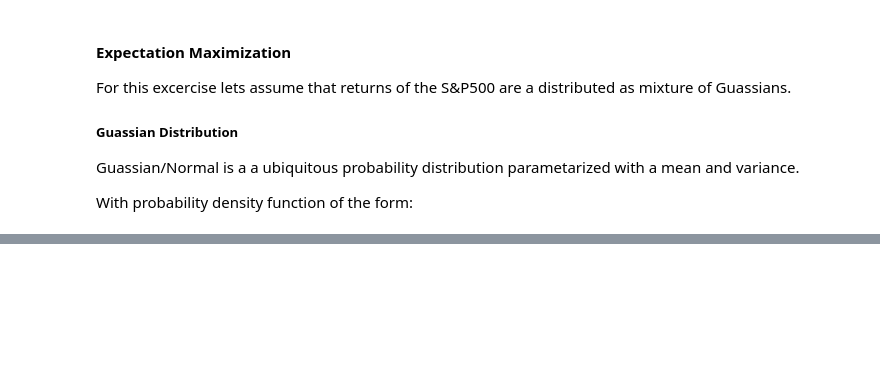
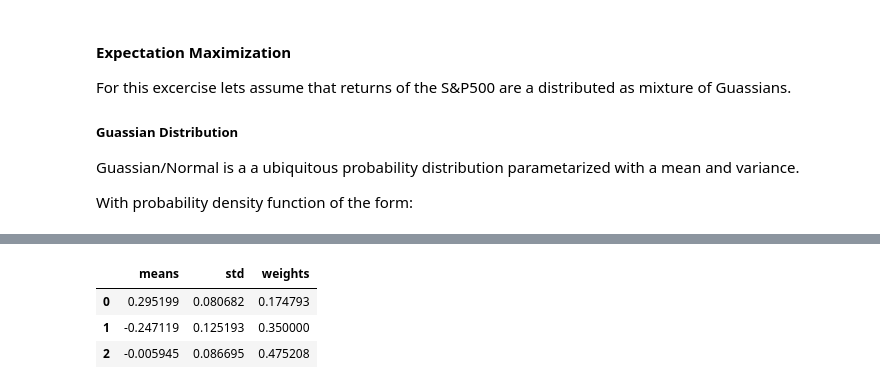
Before and after one commit to ArslanS1997/From-Scratch, a Jupyter notebook: GMM.ipynb, the cells around one changed output, grey strips where cells are left out. Saved outputs shown, nothing was run; the diff lists cells and outputs as text; code cells hidden in the pictures; blank space fills up the shorter version.

```diff
--- a/GMM.ipynb
+++ b/GMM.ipynb
@@ -197,0 +235,7 @@ SyntaxError: invalid syntax (<ipython-input-183-ddffac42bd80>, line 1)
+# %%
+l
+# %% [output]
+|  | means | std | weights |
+| 0 | 0.295199 | 0.080682 | 0.174793 |
+| 1 | -0.247119 | 0.125193 | 0.350000 |
+| 2 | -0.005945 | 0.086695 | 0.475208 |
```
Also changed, not shown: parts of 6 cells of this notebook.
